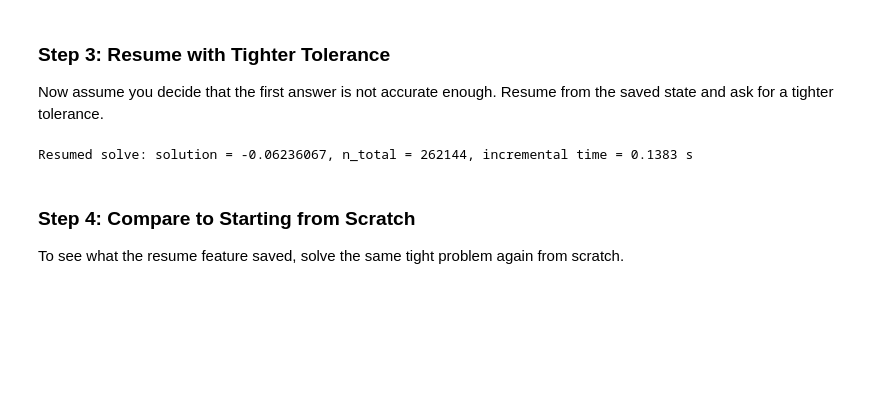
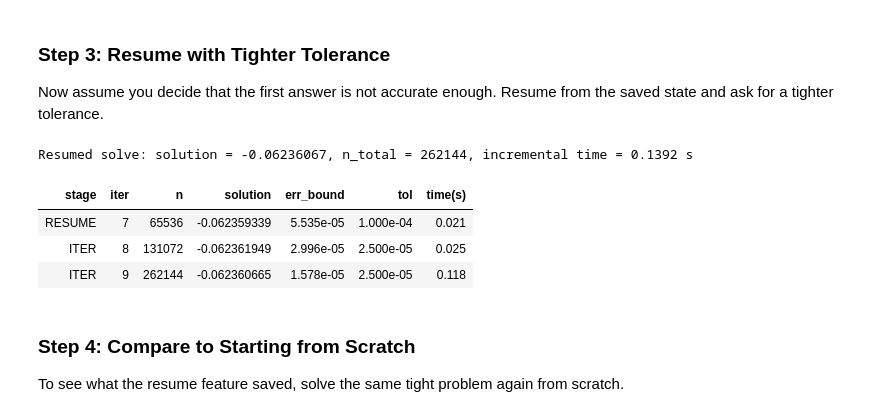
Before and after one commit to QMCSoftware/QMC.jl, a Jupyter notebook: demos/demo_resume_data/accuracy_and_resume.ipynb, the cells around one changed output. Drawn from its saved outputs; the diff is of its cells as text; code cells hidden in the pictures; blank space fills up the shorter version.

```diff
--- a/demos/demo_resume_data/accuracy_and_resume.ipynb
+++ b/demos/demo_resume_data/accuracy_and_resume.ipynb
@@ -120,10 +120,14 @@ Now assume you decide that the first answer is not accurate enough. Resume from
 # %%
 tight_tol = 2.5e-5
 result_resume = integrate(make_solver(tight_tol); resume=deserialize(resume_path))
-@printf("Resumed solve: solution = %.8f, n_total = %d, incremental time = %.4f s
-", result_resume.solution, result_resume.data[:n_total], result_resume.data[:time_integrate])
+@printf("Resumed solve: solution = %.8f, n_total = %d, incremental time = %.4f s\n", result_resume.solution, result_resume.data[:n_total], result_resume.data[:time_integrate])
+resume_iteration_log(result_loose.data, result_resume.data)
 # %% [output]
-Resumed solve: solution = -0.06236067, n_total = 262144, incremental time = 0.1383 s
+Resumed solve: solution = -0.06236067, n_total = 262144, incremental time = 0.1392 s
+| stage | iter | n | solution | err_bound | tol | time(s) |
+| RESUME | 7 | 65536 | -0.062359339 | 5.535e-05 | 1.000e-04 | 0.021 |
+| ITER | 8 | 131072 | -0.062361949 | 2.996e-05 | 2.500e-05 | 0.025 |
+| ITER | 9 | 262144 | -0.062360665 | 1.578e-05 | 2.500e-05 | 0.118 |
 # %% [markdown]
 ### Step 4: Compare to Starting from Scratch
 
```
Also changed, not shown: parts of 3 cells of this notebook, 12 other files.
